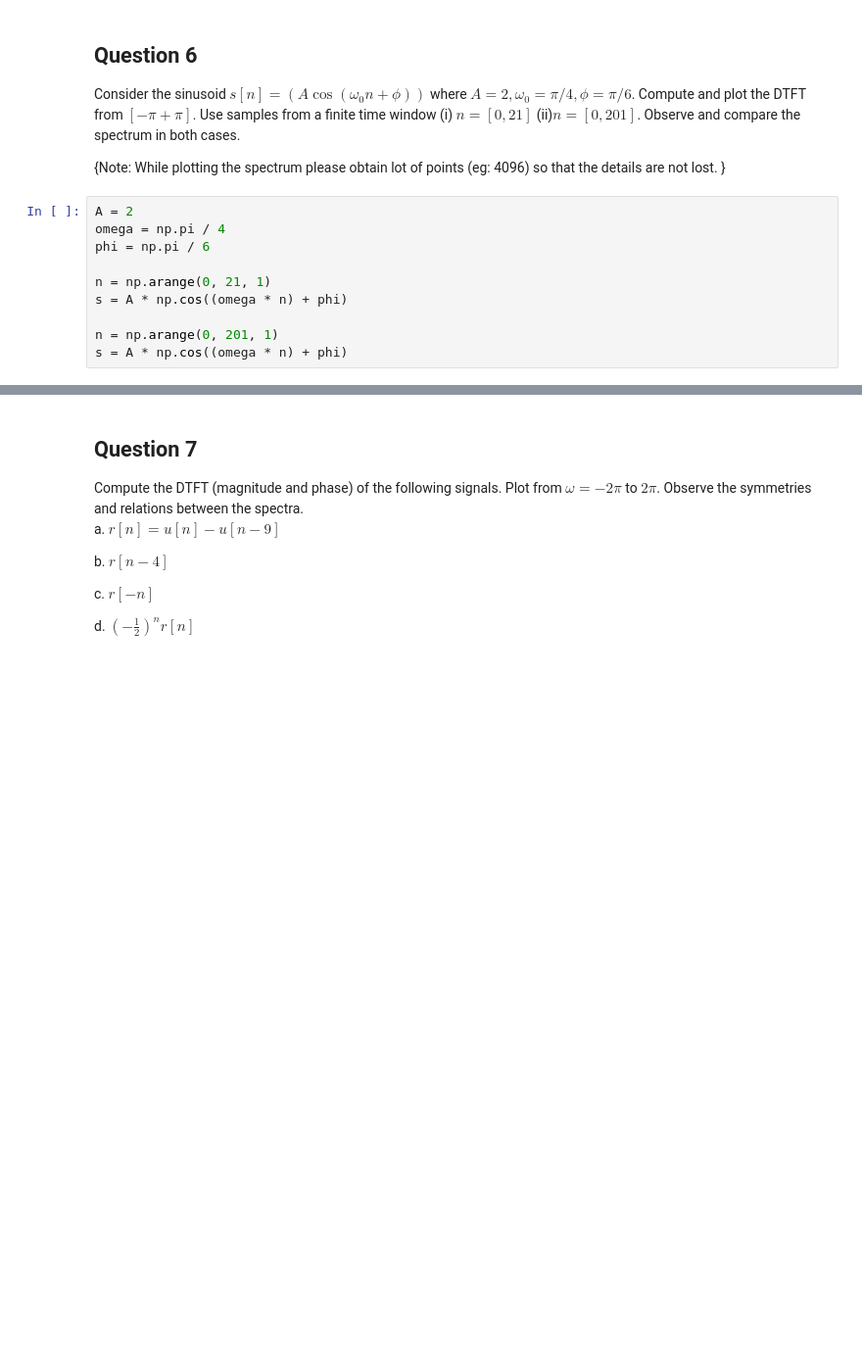
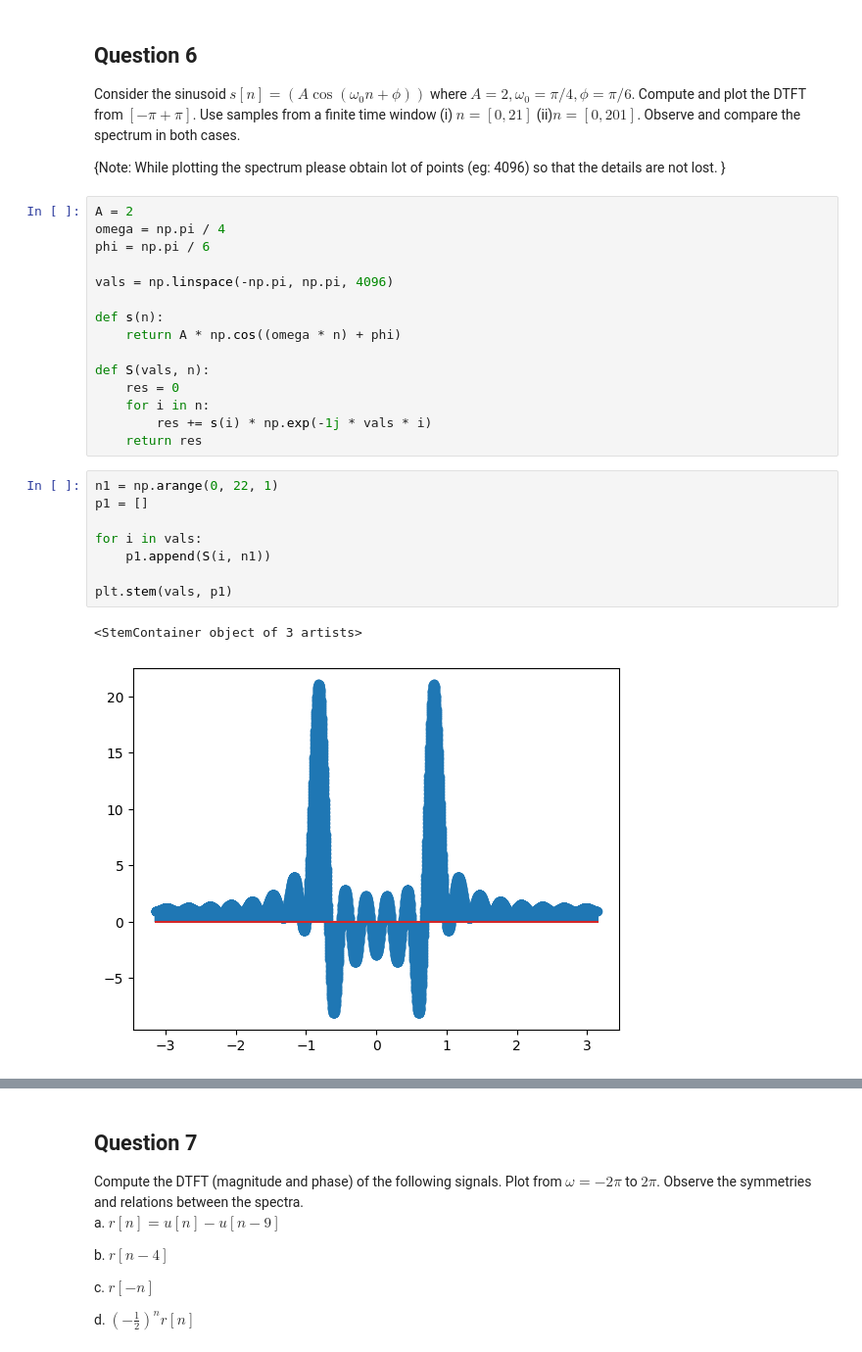
Before and after one commit to puranikvinit/lab_9, a Jupyter notebook: Assignment_2_211EC221_211EC226.ipynb, the cells around one changed output, grey strips where cells are left out. Shown: that part at 98% size. Cells and saved outputs as stored; diff of their text form; blank space fills up the shorter version.

```diff
--- a/Assignment_2_211EC221_211EC226.ipynb
+++ b/Assignment_2_211EC221_211EC226.ipynb
@@ -347,8 +348,24 @@ A = 2
 omega = np.pi / 4
 phi = np.pi / 6
 
-n = np.arange(0, 21, 1)
-s = A * np.cos((omega * n) + phi)
+vals = np.linspace(-np.pi, np.pi, 4096)
 
-n = np.arange(0, 201, 1)
-s = A * np.cos((omega * n) + phi)
+def s(n):
+    return A * np.cos((omega * n) + phi)
+
+def S(vals, n):
+    res = 0
+    for i in n:
+        res += s(i) * np.exp(-1j * vals * i)
+    return res
+# %%
+n1 = np.arange(0, 22, 1)
+p1 = []
+
+for i in vals:
+    p1.append(S(i, n1))
+
+plt.stem(vals, p1)
+# %% [output]
+<StemContainer object of 3 artists>
+[figure, added]
```
Also changed, not shown: parts of 31 cells of this notebook, 1 other file.
